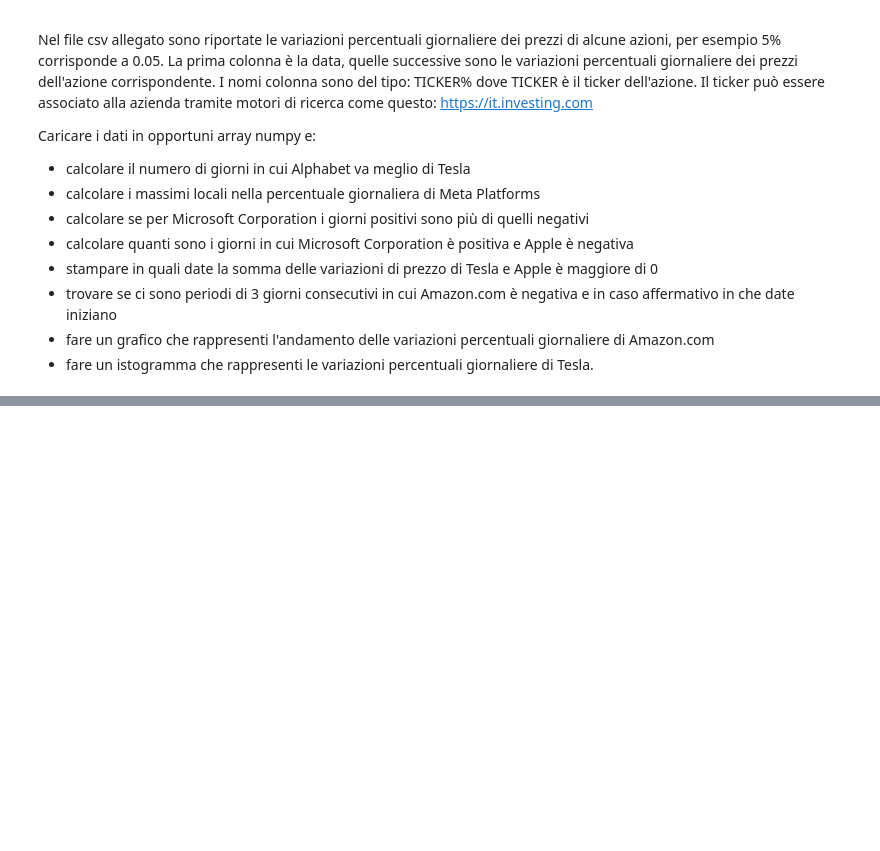
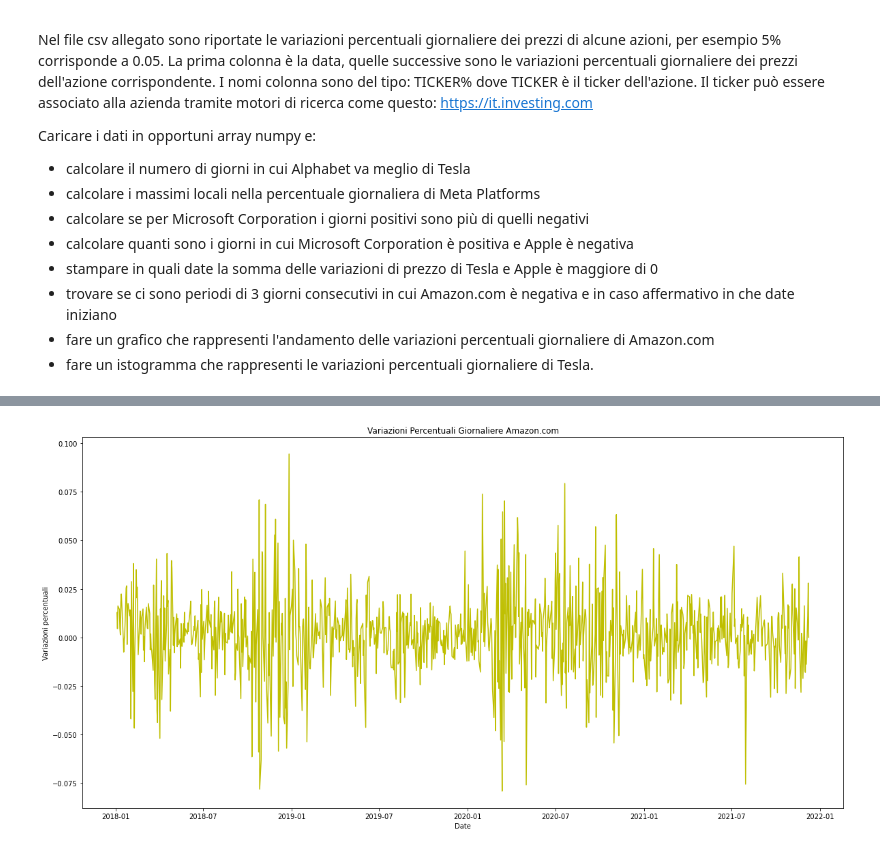
Before and after one commit to NicoloMaffi/MICRO_5BROB, a Jupyter notebook: notebook-esercizi-numpy.ipynb, the cells around one changed output, grey strips where cells are left out. Drawn from its saved outputs; the diff is of its cells as text; code cells hidden in the pictures; blank space fills up the shorter version.

```diff
--- a/notebook-esercizi-numpy.ipynb
+++ b/notebook-esercizi-numpy.ipynb
@@ -480,3 +480,16 @@ Caricare i dati in opportuni array numpy e:
 - trovare se ci sono periodi di 3 giorni consecutivi in cui Amazon.com è negativa e in caso affermativo in che date iniziano
 - fare un grafico che rappresenti l'andamento delle  variazioni percentuali giornaliere  di Amazon.com
 - fare un istogramma che rappresenti le  variazioni percentuali giornaliere  di Tesla.
+# %%
+dati = {}
+
+with open("./analisi_finanziaria/dati_azioni.csv") as csv_file:
+    csv_reader = csv.reader(csv_file, delimiter=",")
+    dtypes = [str, float, float, float, float, float, float]
+
+    for curr_line, row in enumerate(csv_reader):
+        if curr_line == 0:
+            dati = {header: np.zeros(0) for header in row}
+        else:
+            for i, field in enumerate(row):
+                dati[list(dati.keys())[i]] = np.append(dati[list(dati.keys())[i]], dtypes[i](field))
@@ -482,0 +581,15 @@ Caricare i dati in opportuni array numpy e:
+# %%
+str_to_date_v = np.vectorize(dt.datetime.strptime)
+
+x = str_to_date_v(dati["Date"], '%Y-%m-%d')
+# %%
+y = dati["AMZN%"]
+
+fig, ax = plt.subplots(figsize=(20, 10))
+ax.plot(x, y, "y")
+ax.set_title("Variazioni Percentuali Giornaliere Amazon.com")
+ax.set_xlabel("Date")
+ax.set_ylabel("Variazioni percentuali")
+plt.show()
+# %% [output]
+[figure, added]
```
Also changed, not shown: parts of 23 cells of this notebook.
